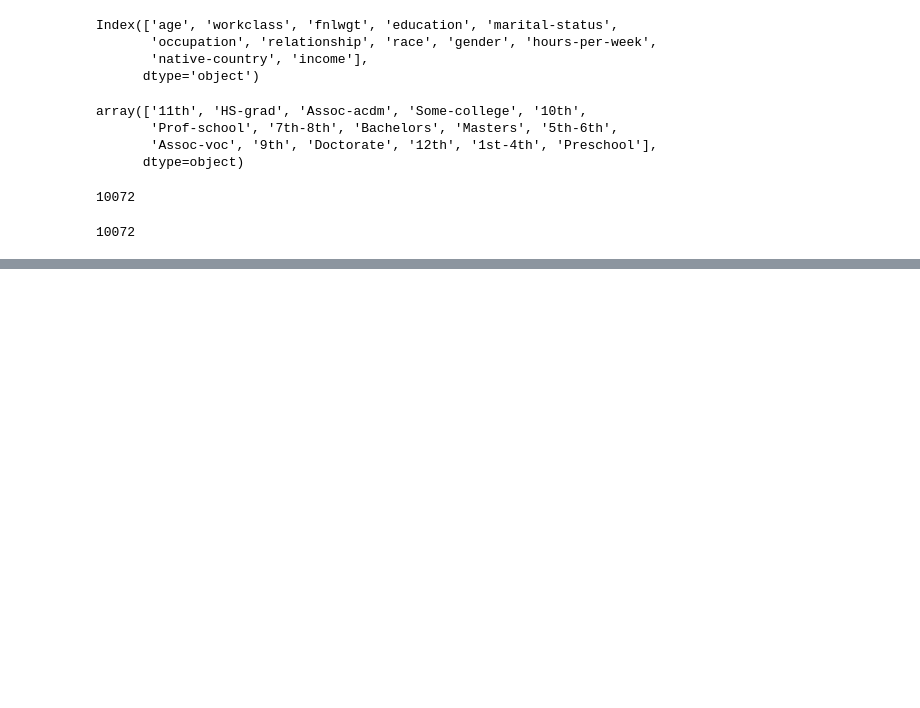
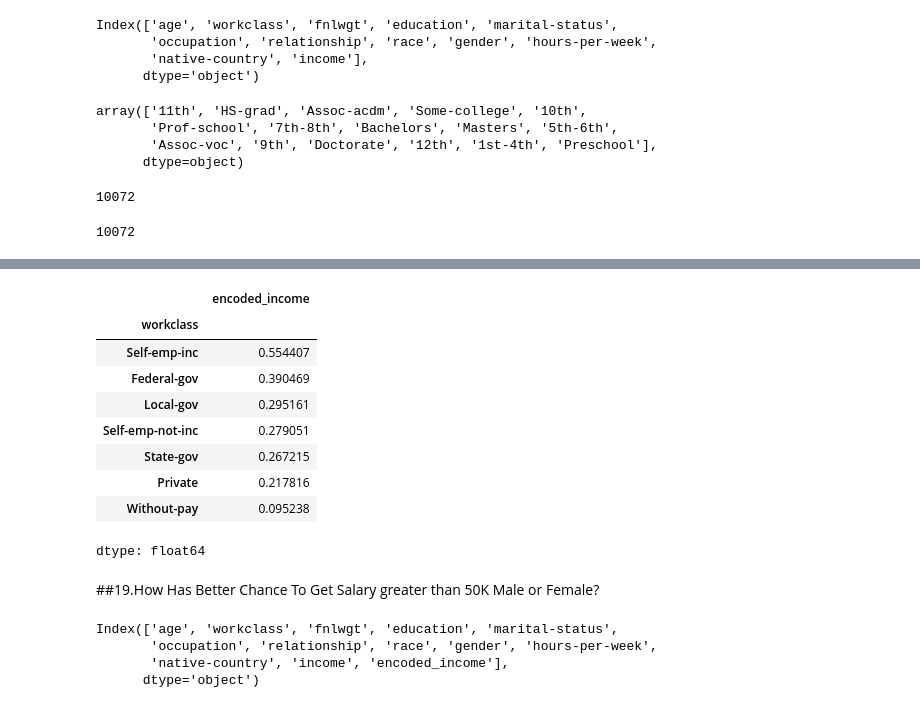
Before and after one commit to RafaGo89/Pandas_Activities, a Jupyter notebook: Casos de uso/Adult_income.ipynb, the cells around one changed output, grey strips where cells are left out. Saved outputs shown, nothing was run; the diff lists cells and outputs as text; code cells hidden in the pictures; blank space fills up the shorter version.

```diff
--- a/Casos de uso/Adult_income.ipynb
+++ b/Casos de uso/Adult_income.ipynb
@@ -400,0 +467,25 @@ len(data[filter1 | filter2])
+# %%
+#Aquí se obtiene ya que 'encoded_income' solo tiene 0(<=50K) y 1(>50K),
+#Si sacamos la media, entre más cercano esté el valor a 1, eso quiere decir
+#que más personas ganan >50K
+data.groupby('workclass')['encoded_income'].mean().sort_values(ascending = False)
+# %% [output]
+|  | encoded_income |
+| workclass |  |
+| Self-emp-inc | 0.554407 |
+| Federal-gov | 0.390469 |
+| Local-gov | 0.295161 |
+| Self-emp-not-inc | 0.279051 |
+| State-gov | 0.267215 |
+| Private | 0.217816 |
+| Without-pay | 0.095238 |
+dtype: float64
+# %% [markdown]
+##19.How Has Better Chance To Get Salary greater than 50K Male or Female?
+# %%
+data.columns
+# %% [output]
+Index(['age', 'workclass', 'fnlwgt', 'education', 'marital-status',
+       'occupation', 'relationship', 'race', 'gender', 'hours-per-week',
+       'native-country', 'income', 'encoded_income'],
+      dtype='object')
```
Also changed, not shown: parts of 19 cells of this notebook.
